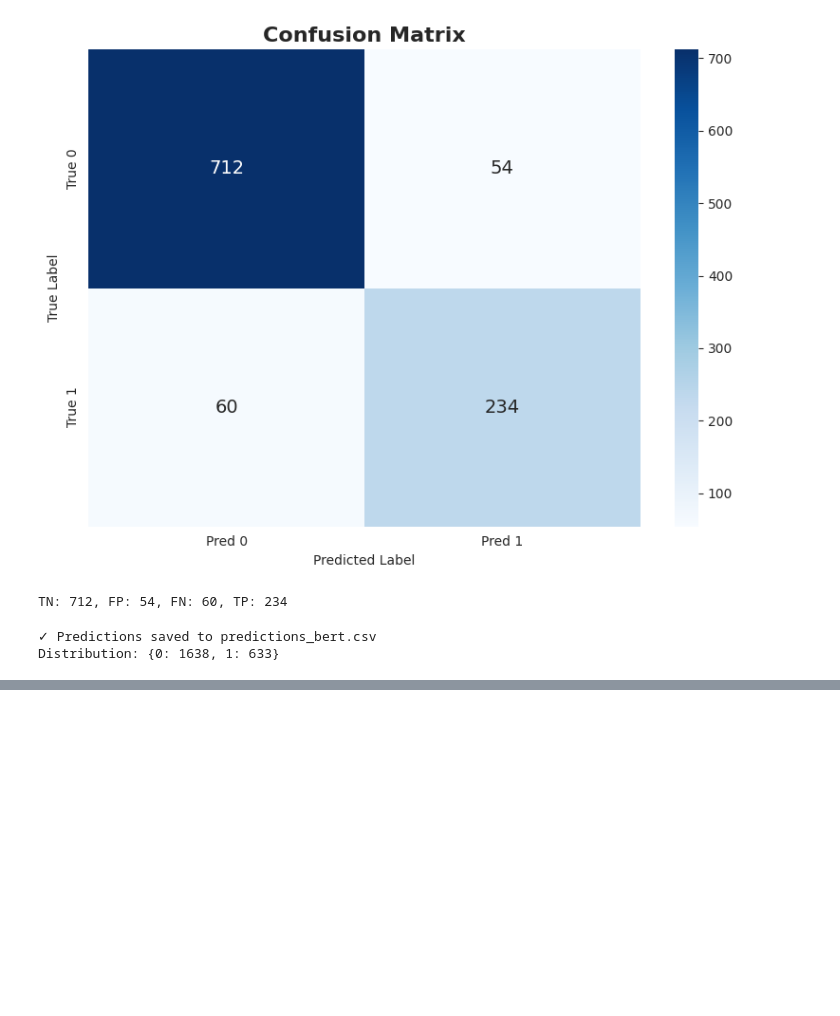
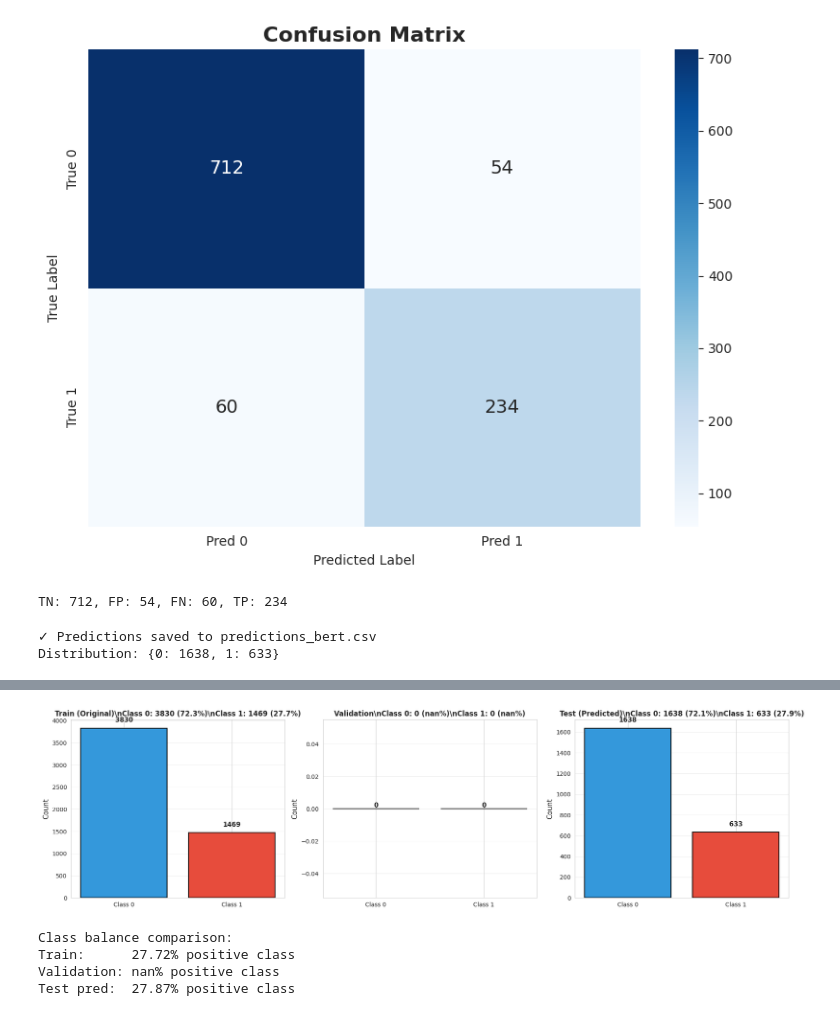
Before and after one commit to YuraSirenko/NULPMilitaryExperience, a Jupyter notebook: bert.ipynb, the cells around one changed output, grey strips where cells are left out. Saved outputs shown, nothing was run; the diff lists cells and outputs as text; code cells hidden in the pictures; blank space fills up the shorter version.

```diff
--- a/bert.ipynb
+++ b/bert.ipynb
@@ -551,0 +923,44 @@ Distribution: {0: 1638, 1: 633}
+# %%
+# Class Distribution Comparison Across Datasets
+fig, axes = plt.subplots(1, 3, figsize=(18, 5))
+
+datasets = ['Train (Original)', 'Validation', 'Test (Predicted)']
+class_0_counts = [
+    np.sum(train_df['new_label'] == 0),
+    np.sum(val_labels == 0),
+    np.sum(submission['predicted_label'] == 0)
+]
+class_1_counts = [
+    np.sum(train_df['new_label'] == 1),
+    np.sum(val_labels == 1),
+    np.sum(submission['predicted_label'] == 1)
+]
+
+x = np.arange(len(datasets))
+width = 0.35
+
+for i, (ds, c0, c1) in enumerate(zip(datasets, class_0_counts, class_1_counts)):
+    total = c0 + c1
+    axes[i].bar(['Class 0', 'Class 1'], [c0, c1], color=['#3498db', '#e74c3c'], edgecolor='black', linewidth=1.5)
+    axes[i].set_ylabel('Count', fontsize=12)
+    axes[i].set_title(f'{ds}\\nClass 0: {c0} ({100*c0/total:.1f}%)\\nClass 1: {c1} ({100*c1/total:.1f}%)',
+                      fontsize=12, fontweight='bold')
+    axes[i].grid(alpha=0.3, axis='y')
+
+    # Add count labels on bars
+    for j, (label, count) in enumerate(zip(['Class 0', 'Class 1'], [c0, c1])):
+        axes[i].text(j, count + total*0.02, str(count), ha='center', va='bottom', fontsize=11, fontweight='bold')
+
+plt.tight_layout()
+plt.show()
+
+print('Class balance comparison:')
+print(f"Train:      {class_1_counts[0]/(class_0_counts[0]+class_1_counts[0]):.2%} positive class")
+print(f"Validation: {class_1_counts[1]/(class_0_counts[1]+class_1_counts[1]):.2%} positive class")
+print(f"Test pred:  {class_1_counts[2]/(class_0_counts[2]+class_1_counts[2]):.2%} positive class")
+# %% [output]
+[figure, added]
+Class balance comparison:
+Train:      27.72% positive class
+Validation: nan% positive class
+Test pred:  27.87% positive class
```
Also changed, not shown: parts of 10 cells of this notebook, 7 other files.
